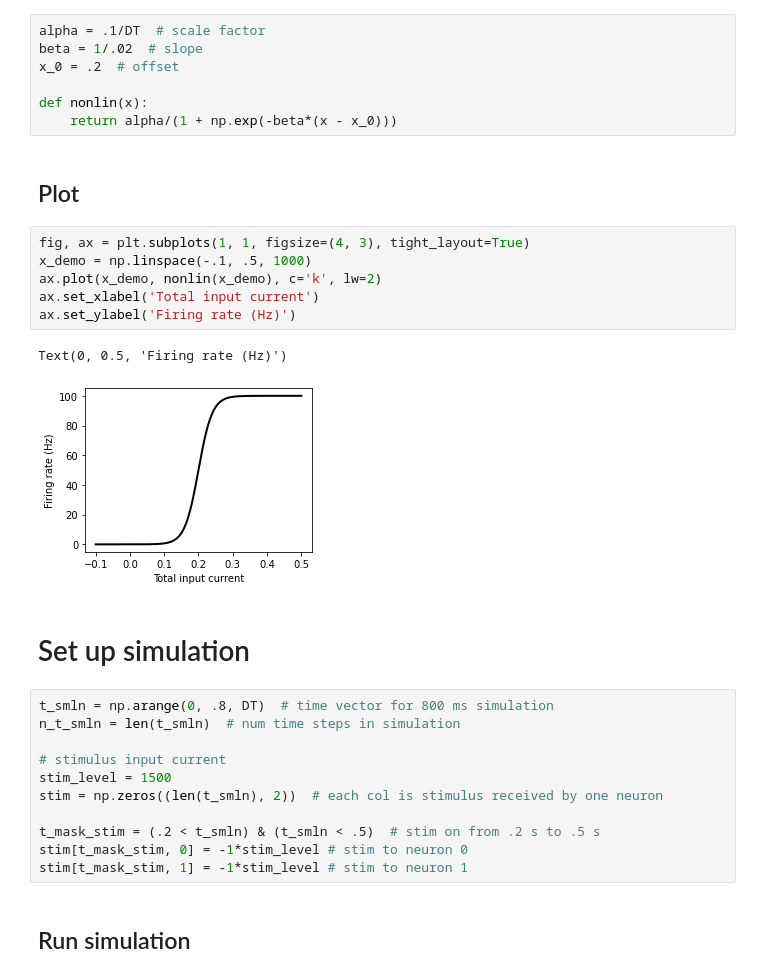
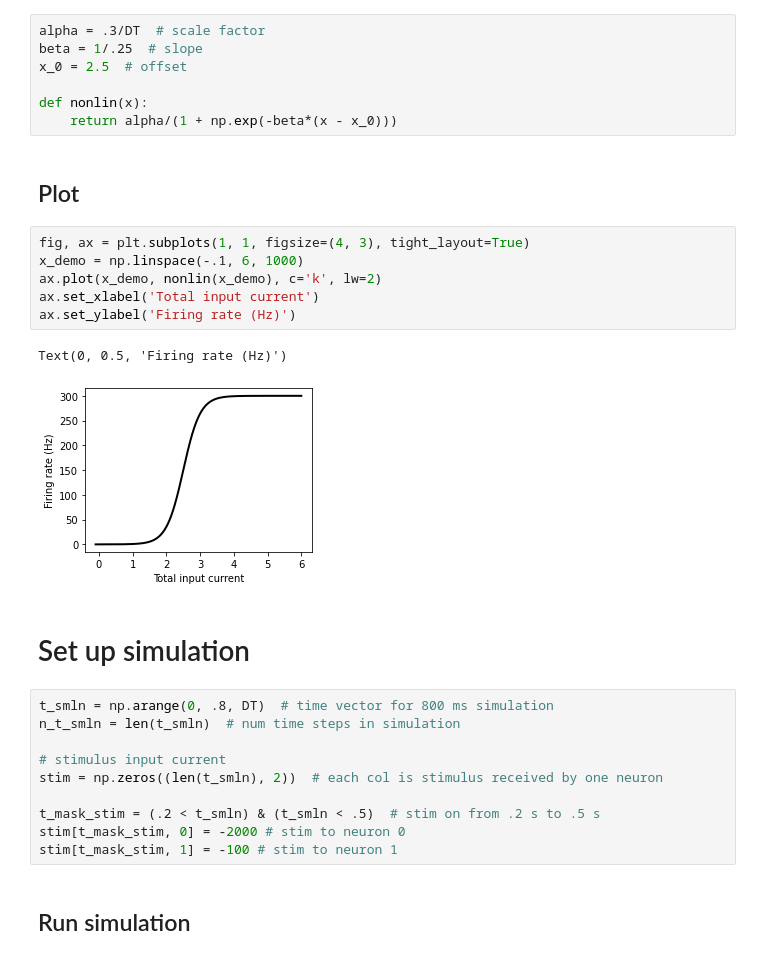
Before and after one commit to rkp8000/4_B17_C1RCU170U5, a Jupyter notebook: 1_rebound_glm_demo.ipynb, the cells around one changed output. Saved outputs shown, nothing was run; the diff lists cells and outputs as text.

Commit message:
Pick nicer parameter set for demo.

```diff
--- a/1_rebound_glm_demo.ipynb
+++ b/1_rebound_glm_demo.ipynb
@@ -76,9 +76,9 @@ for i_to in range(2):
 # %% [markdown]
 ## Set up nonlinearities
 # %%
-alpha = .1/DT  # scale factor
-beta = 1/.02  # slope
-x_0 = .2  # offset
+alpha = .3/DT  # scale factor
+beta = 1/.25  # slope
+x_0 = 2.5  # offset
 
 def nonlin(x):
     return alpha/(1 + np.exp(-beta*(x - x_0)))
@@ -86,13 +86,13 @@ def nonlin(x):
 ## Plot
 # %%
 fig, ax = plt.subplots(1, 1, figsize=(4, 3), tight_layout=True)
-x_demo = np.linspace(-.1, .5, 1000)
+x_demo = np.linspace(-.1, 6, 1000)
 ax.plot(x_demo, nonlin(x_demo), c='k', lw=2)
 ax.set_xlabel('Total input current')
 ax.set_ylabel('Firing rate (Hz)')
 # %% [output]
 Text(0, 0.5, 'Firing rate (Hz)')
-[figure, old version]
+[figure, new version]
 # %% [markdown]
 # Set up simulation
 # %%
@@ -100,12 +100,11 @@ t_smln = np.arange(0, .8, DT)  # time vector for 800 ms simulation
 n_t_smln = len(t_smln)  # num time steps in simulation
 
 # stimulus input current
-stim_level = 1500
 stim = np.zeros((len(t_smln), 2))  # each col is stimulus received by one neuron
 
 t_mask_stim = (.2 < t_smln) & (t_smln < .5)  # stim on from .2 s to .5 s
-stim[t_mask_stim, 0] = -1*stim_level # stim to neuron 0
-stim[t_mask_stim, 1] = -1*stim_level # stim to neuron 1
+stim[t_mask_stim, 0] = -2000 # stim to neuron 0
+stim[t_mask_stim, 1] = -100 # stim to neuron 1
 # %% [markdown]
 ## Run simulation
 # %%
```
Also changed, not shown: parts of 4 cells of this notebook.
